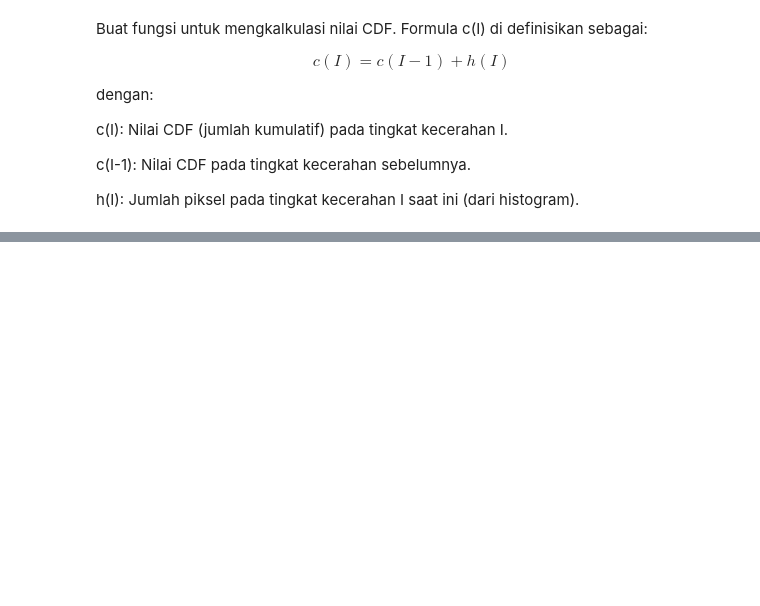
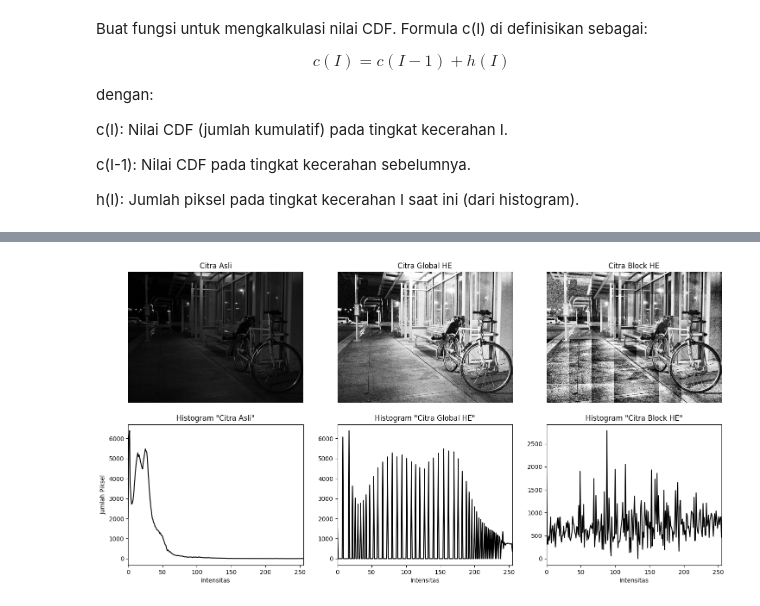
Before and after one commit to sakspari/CVL_Assignment01, a Jupyter notebook: main.ipynb, the cells around one changed output, grey strips where cells are left out. Cells and saved outputs as stored; diff of their text form; code cells hidden in the pictures; blank space fills up the shorter version.

```diff
--- a/main.ipynb
+++ b/main.ipynb
@@ -244,0 +285,11 @@ Berhasil memuat citra: ./dataset/a0066-Ja_Pe-65.jpg
+# %%
+# komparasi
+dict_results = {
+    "Citra Asli": np_img,
+    "Citra Global HE": global_he_img,
+    "Citra Block HE": bhe_dark_img,
+}
+
+vis_images_comparisons_with_histograms(dict_results)
+# %% [output]
+[figure, added]
```
Also changed, not shown: parts of 13 cells of this notebook.
